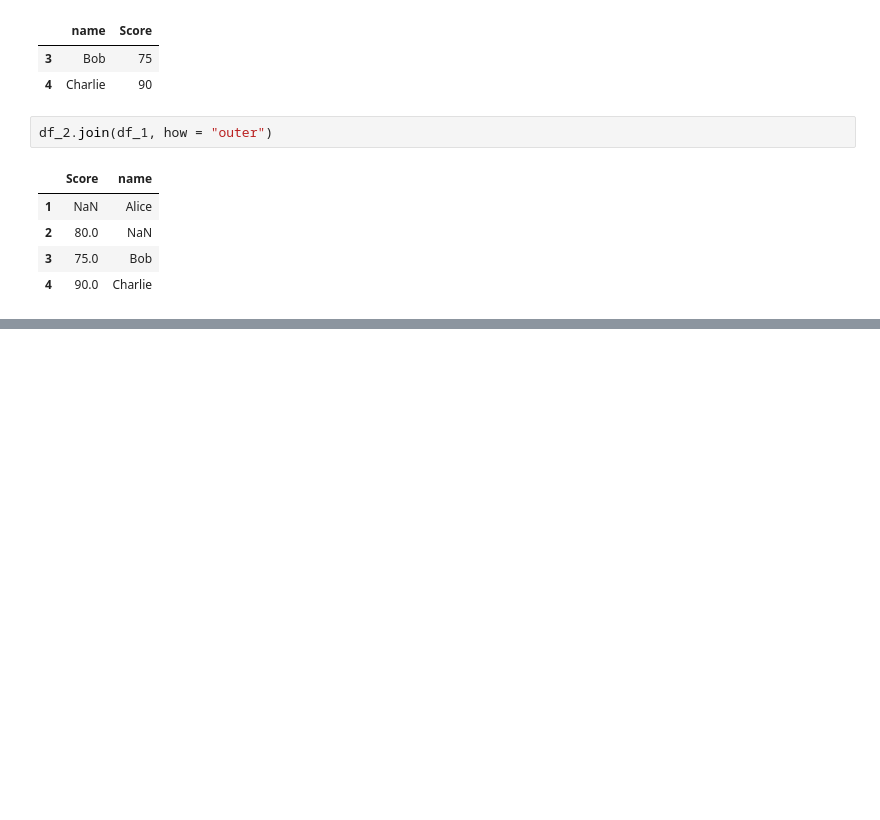
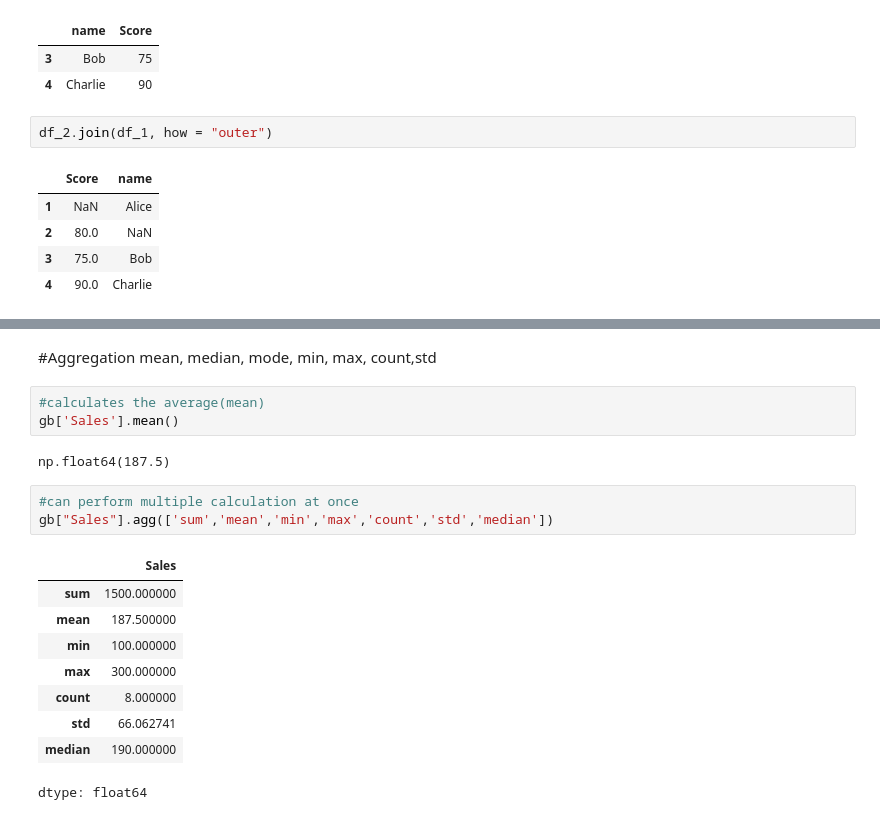
Before and after one commit to TanzilaDewan789/python_all, a Jupyter notebook: Pandas.ipynb, the cells around one changed output, grey strips where cells are left out. Drawn from its saved outputs; the diff is of its cells as text; blank space fills up the shorter version.

```diff
--- a/Pandas.ipynb
+++ b/Pandas.ipynb
@@ -616,0 +700,21 @@ df_2.join(df_1, how = "outer")
+# %% [markdown]
+#Aggregation
+mean, median, mode, min, max, count,std
+# %%
+#calculates the average(mean)
+gb['Sales'].mean()
+# %% [output]
+np.float64(187.5)
+# %%
+#can perform multiple calculation at once
+gb["Sales"].agg(['sum','mean','min','max','count','std','median'])
+# %% [output]
+|  | Sales |
+| sum | 1500.000000 |
+| mean | 187.500000 |
+| min | 100.000000 |
+| max | 300.000000 |
+| count | 8.000000 |
+| std | 66.062741 |
+| median | 190.000000 |
+dtype: float64
```
Also changed, not shown: parts of 9 cells of this notebook.
